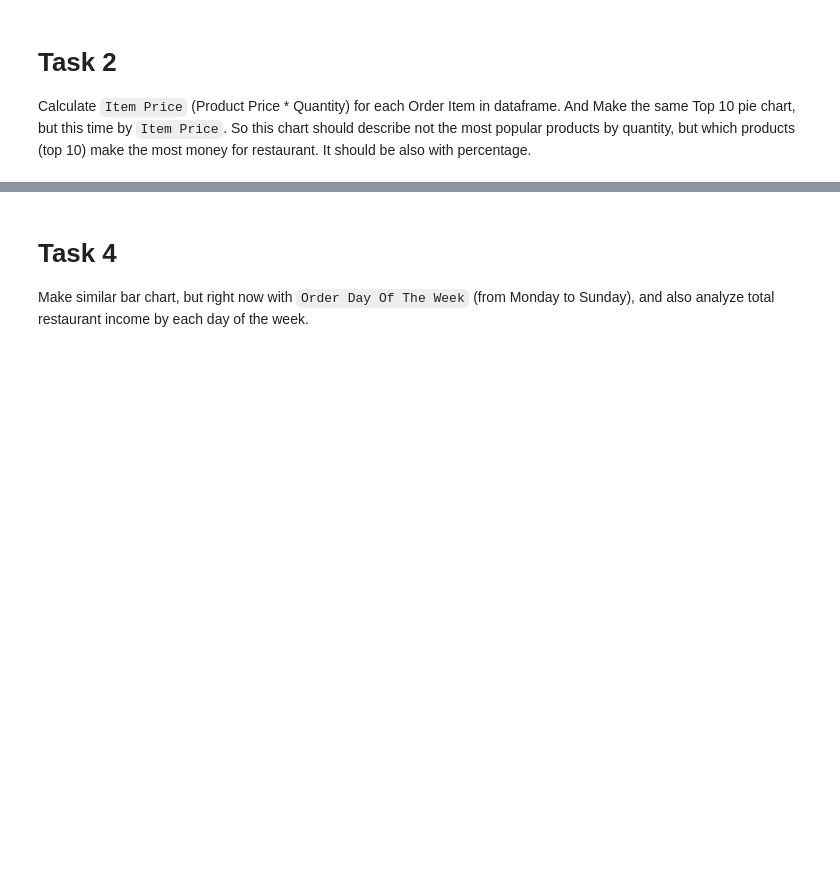
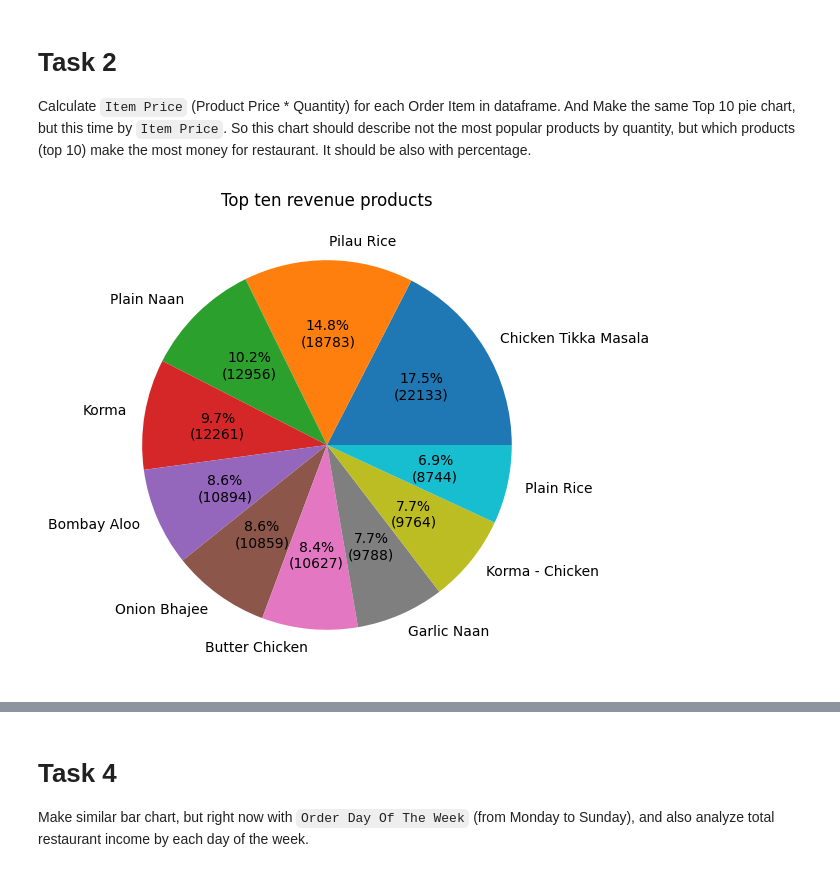
Before and after one commit to mate-academy/py-restaurant-data-analysis, a Jupyter notebook: app/main.ipynb, the cells around one changed output, grey strips where cells are left out. Cells and saved outputs as stored; diff of their text form; code cells hidden in the pictures; blank space fills up the shorter version.

```diff
--- a/app/main.ipynb
+++ b/app/main.ipynb
@@ -66,3 +64,18 @@ And Make the same Top 10 pie chart, but this time by `Item Price`. So this chart
+# %%
+n = 10
+
+df["item_price"] = df["quantity"] * df["price"]
+total_money = df.groupby("name")["item_price"].sum().sort_values(ascending=False).head(n)
+
+labels = total_money.index.tolist()
+
+plt.figure(figsize=(14,6))
+plt.pie(total_money, labels=labels, autopct=lambda pct: autofill(pct, total_money))
+plt.title("Top ten revenue products")
+
+plt.show()
+# %% [output]
+[figure, added]
 # %% [markdown]
 # Task 3
 Calculate `Order Hour` based on `Order Datetime`, which will tell about the specific our the order was created (from 0 to 23). Using `Order Hour` create a bar chart, which will tell the total restaurant income based on the hour order was created. So on x-axis - it will be values from 0 to 23 (hours), on y-axis - it will be the total sum of order prices, which were sold on that hour.
```
Also changed, not shown: parts of 6 cells of this notebook, 1 other file.
